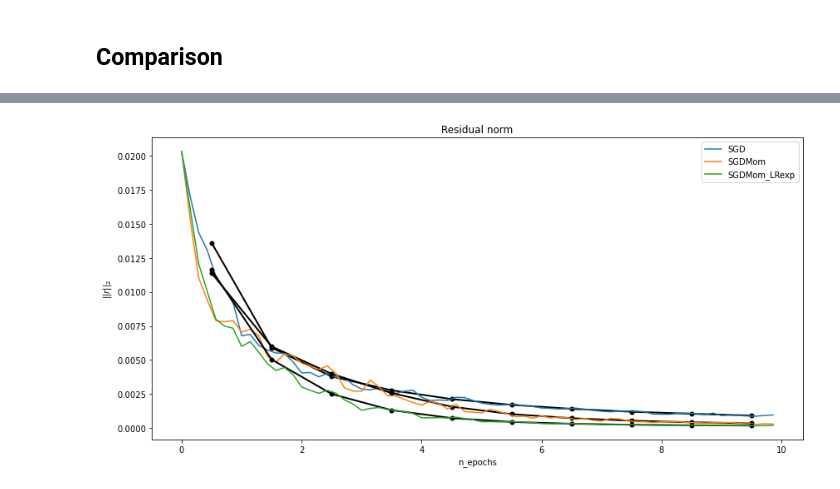
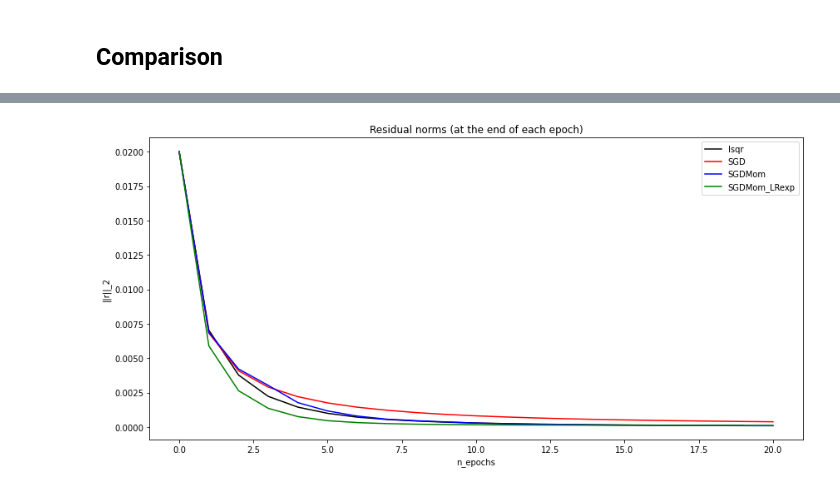
Before and after one commit to DIG-Kaust/MDD-StochasticSolvers, a Jupyter notebook: WavefieldSeparation-dipping_MDD_stochastic_multisource.ipynb, the cells around one changed output, grey strips where cells are left out. Cells and saved outputs as stored; diff of their text form; code cells hidden in the pictures.

```diff
--- a/WavefieldSeparation-dipping_MDD_stochastic_multisource.ipynb
+++ b/WavefieldSeparation-dipping_MDD_stochastic_multisource.ipynb
@@ -610,0 +632,29 @@ plt.xlim(0, 1.);
+# %%
+no_of_batches = int(np.ceil(ns/batch_size))
+
+colors = ('r', 'b', 'g')
+
+fig, axs = plt.subplots(1, 2, figsize=(15,5))
+axs[0].plot(np.arange(nepochs), bench_resnorm[:nepochs], '.-k', label="MDD")
+for loss, avg, color in zip(lossdict.keys(), avgdict.keys(), colors):
+    axs[0].plot((np.arange(0, no_of_batches*nepochs, no_of_batches))/no_of_batches, avgdict[avg],
+                '.-%s' % color, ms=10, linewidth = 2)
+    axs[0].plot(np.arange(len(lossdict[loss]))/no_of_batches , lossdict[loss], '%s' % color, label = loss, lw=0.5)
+axs[0].set_xlabel(r'$n_{epochs}$')
+axs[0].set_ylabel(r'$||r||_2$')
+axs[0].set_title("Residual norm")
+axs[0].legend()
+
+axs[1].plot(np.arange(nepochs)+1, bench_enorm[:nepochs], '.-k',
+            label=r"MDD ($MSE_{min}=%.2f)$" % np.array(bench_enorm[:nepochs]).min())
+for enorm, color in zip(enormdict.keys(), colors):
+    axs[1].plot(np.arange(len(enormdict[enorm]))/no_of_batches, enormdict[enorm],
+                '%s' % color, ms=10, label=r"%s ($MSE_{min}=%.2f)$" % (enorm, np.array(enormdict[enorm]).min()))
+    axs[1].plot((np.arange(len(enormdict[enorm]))/no_of_batches)[::no_of_batches], enormdict[enorm][::no_of_batches],
+                '.%s' % color, ms=10, linewidth = 2)
+axs[1].set_xlabel(r'$n_{epochs}$')
+axs[1].set_ylabel(r'$||e||_2$')
+axs[1].set_title("Error norm")
+axs[1].legend()
+fig.tight_layout()
+plt.savefig('Figs/MDDMulti_residual_error_norms_batch%d_nepoch%d' % (batch_size, nepochs))
@@ -611,14 +663,15 @@ plt.xlim(0, 1.);
 # %%
+colors = ('r', 'b', 'g')
+
 fig = plt.figure(figsize= (12,6))
-for loss, avg in zip(lossdict.keys(), avgdict.keys()):
-    plt.plot((np.arange(0, no_of_batches*nepochs, no_of_batches))/no_of_batches+0.5, avgdict[avg], '.-k', ms=10,
-             linewidth = 2)
-    plt.plot(np.arange(len(lossdict[loss]))/no_of_batches, lossdict[loss], label=loss)
+plt.plot(np.arange(nepochs), bench_resnorm[:nepochs], 'k', label='lsqr')
+for loss, color in zip(lossdict.keys(), colors):
+    plt.plot(np.arange(nepochs+1), lossepochdict[loss], color, label = str(loss).split()[0])
 plt.xlabel('n_epochs')
-plt.ylabel(r'$||r||_2$')
-plt.title("Residual norm")
+plt.ylabel('||r||_2')
+plt.title('Residual norms (at the end of each epoch)')
 plt.legend()
 plt.tight_layout()
-plt.savefig('Figs/MDDMulti_nvs%d_residual_norms_batch%d_nepoch%d' % (nvs, batch_size, nepochs))
+plt.savefig('Figs/MDDMulti_finalresidual_batch%d_nepoch%d' % (batch_size, nepochs))
 # %% [output]
-[figure, old version]
+[figure, new version]
```
Also changed, not shown: parts of 23 cells of this notebook, 7 other files.
